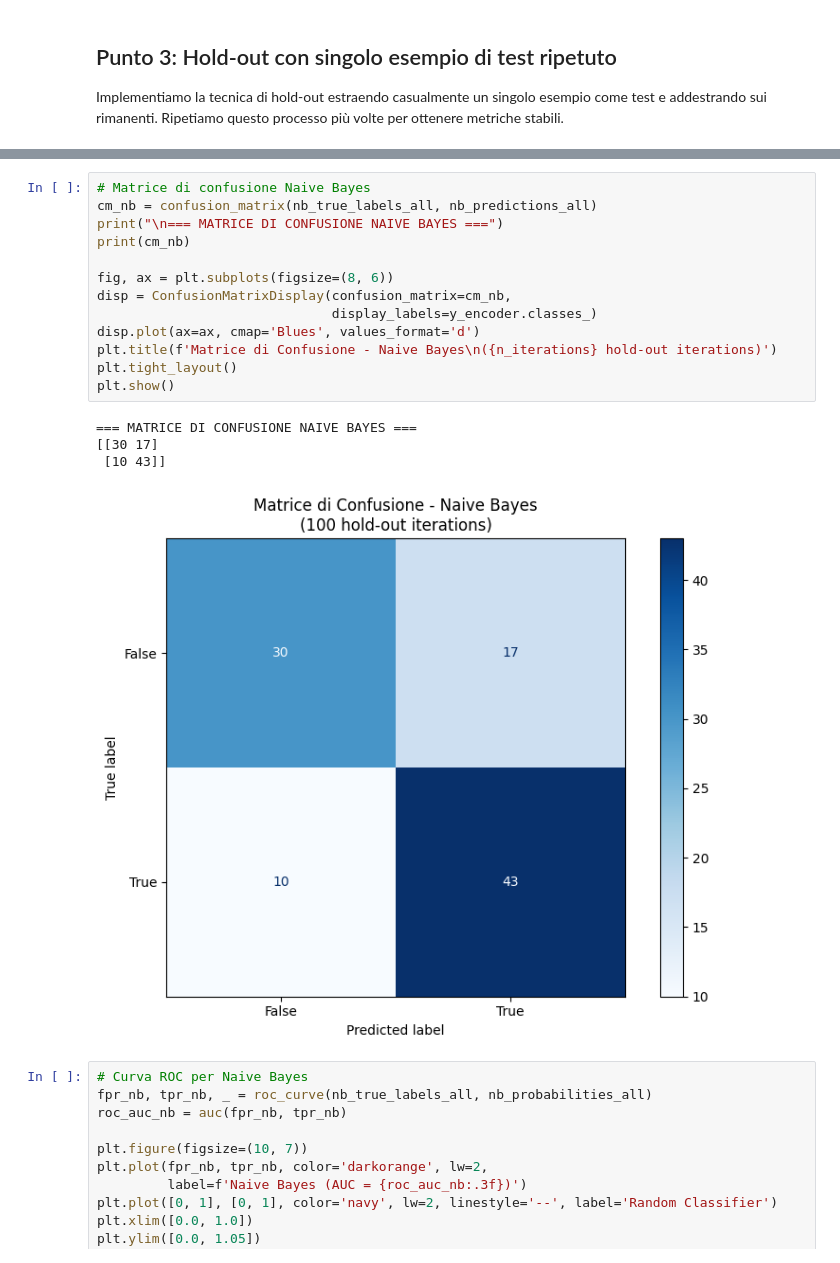
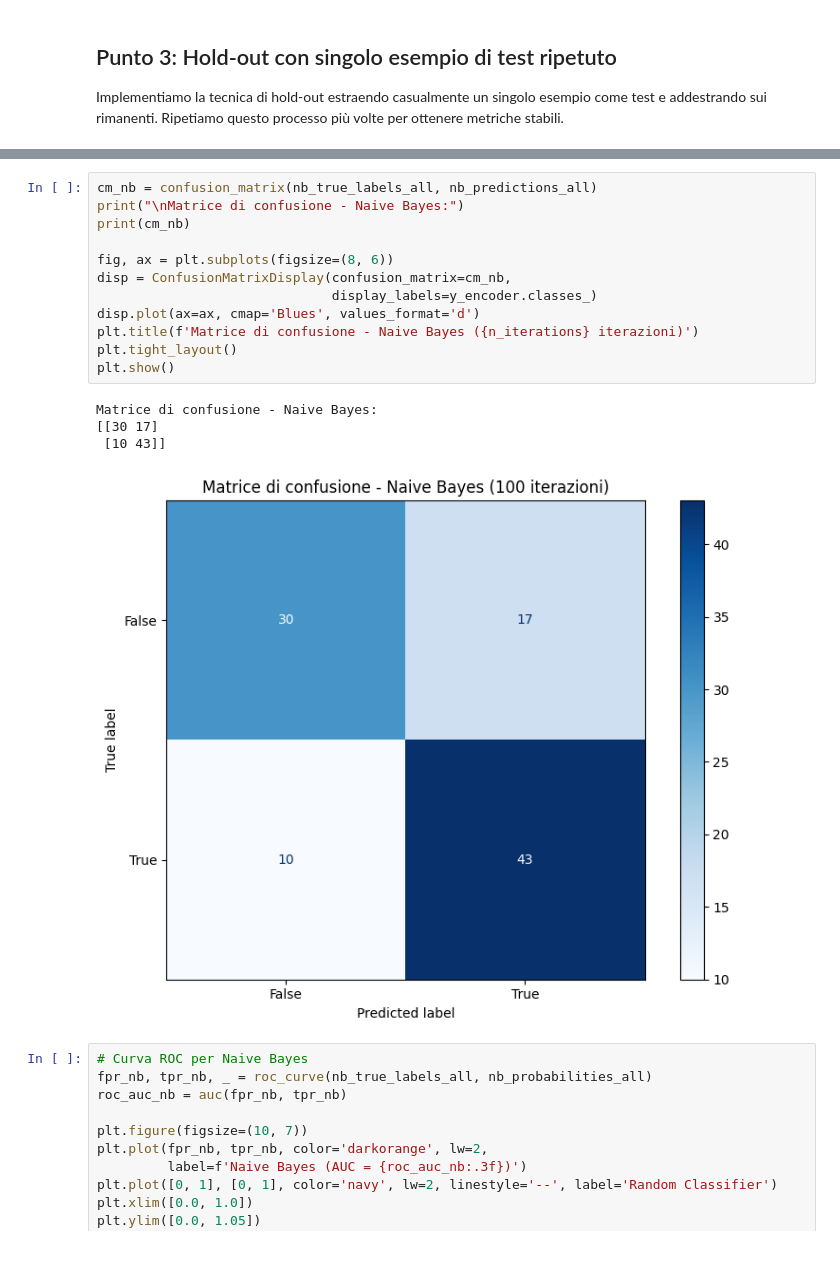
Before and after one commit to RaffaeleMelluso/AAUT, a Jupyter notebook: 3-naive_bayes/classification_watermelon_NB_aa_2025_26.ipynb, the cells around one changed output, grey strips where cells are left out. Cells and saved outputs as stored; diff of their text form.

```diff
--- a/3-naive_bayes/classification_watermelon_NB_aa_2025_26.ipynb
+++ b/3-naive_bayes/classification_watermelon_NB_aa_2025_26.ipynb
@@ -292,21 +282,20 @@ Min: 0.0000, Max: 1.0000
 # %%
-# Matrice di confusione Naive Bayes
 cm_nb = confusion_matrix(nb_true_labels_all, nb_predictions_all)
-print("\n=== MATRICE DI CONFUSIONE NAIVE BAYES ===")
+print("\nMatrice di confusione - Naive Bayes:")
 print(cm_nb)
 
 fig, ax = plt.subplots(figsize=(8, 6))
 disp = ConfusionMatrixDisplay(confusion_matrix=cm_nb,
                               display_labels=y_encoder.classes_)
 disp.plot(ax=ax, cmap='Blues', values_format='d')
-plt.title(f'Matrice di Confusione - Naive Bayes\n({n_iterations} hold-out iterations)')
+plt.title(f'Matrice di confusione - Naive Bayes ({n_iterations} iterazioni)')
 plt.tight_layout()
 plt.show()
 # %% [output]
-=== MATRICE DI CONFUSIONE NAIVE BAYES ===
+Matrice di confusione - Naive Bayes:
 [[30 17]
  [10 43]]
-[figure, old version]
+[figure, new version]
 # %%
 # Curva ROC per Naive Bayes
 fpr_nb, tpr_nb, _ = roc_curve(nb_true_labels_all, nb_probabilities_all)
```
Also changed, not shown: parts of 7 cells of this notebook, 4 other files.
